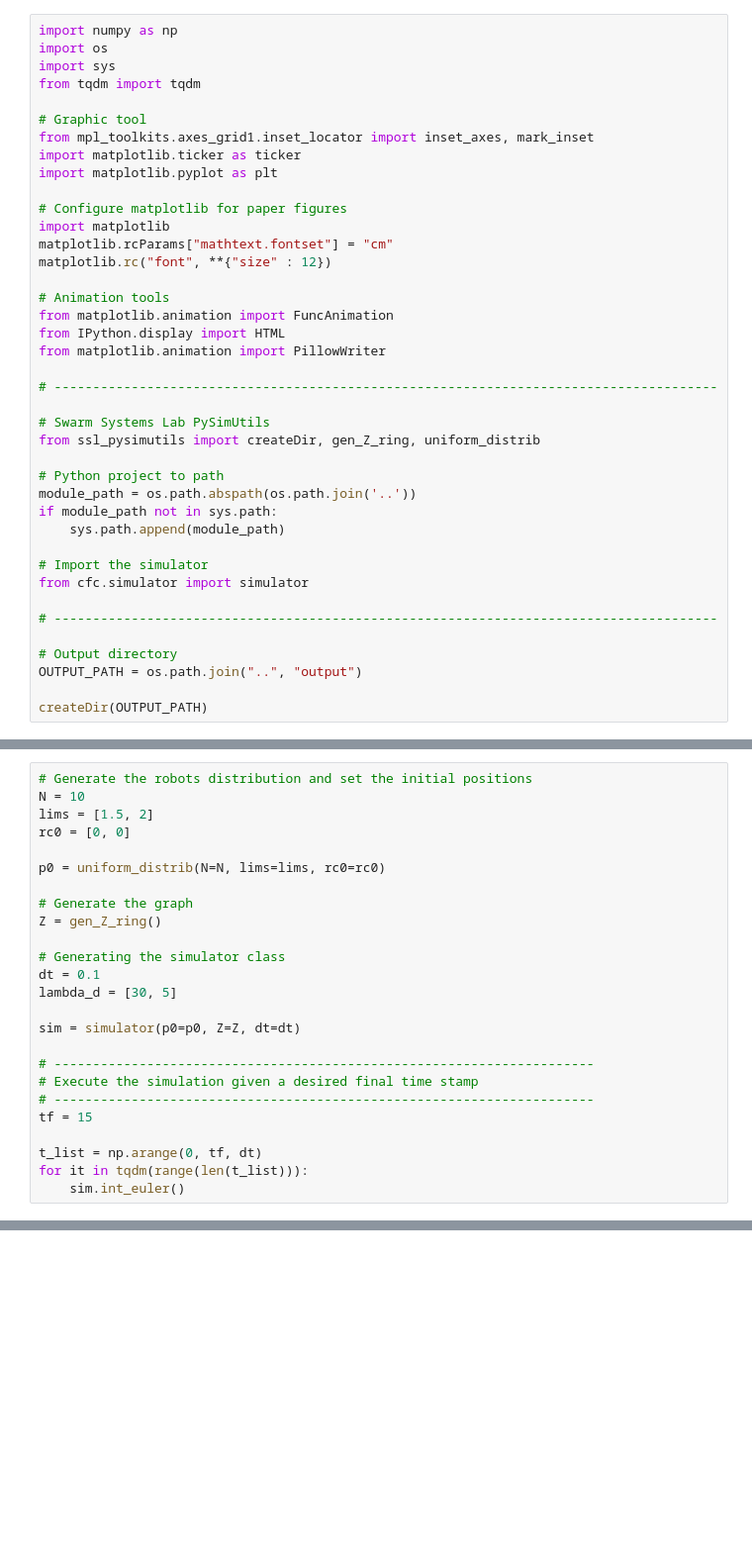
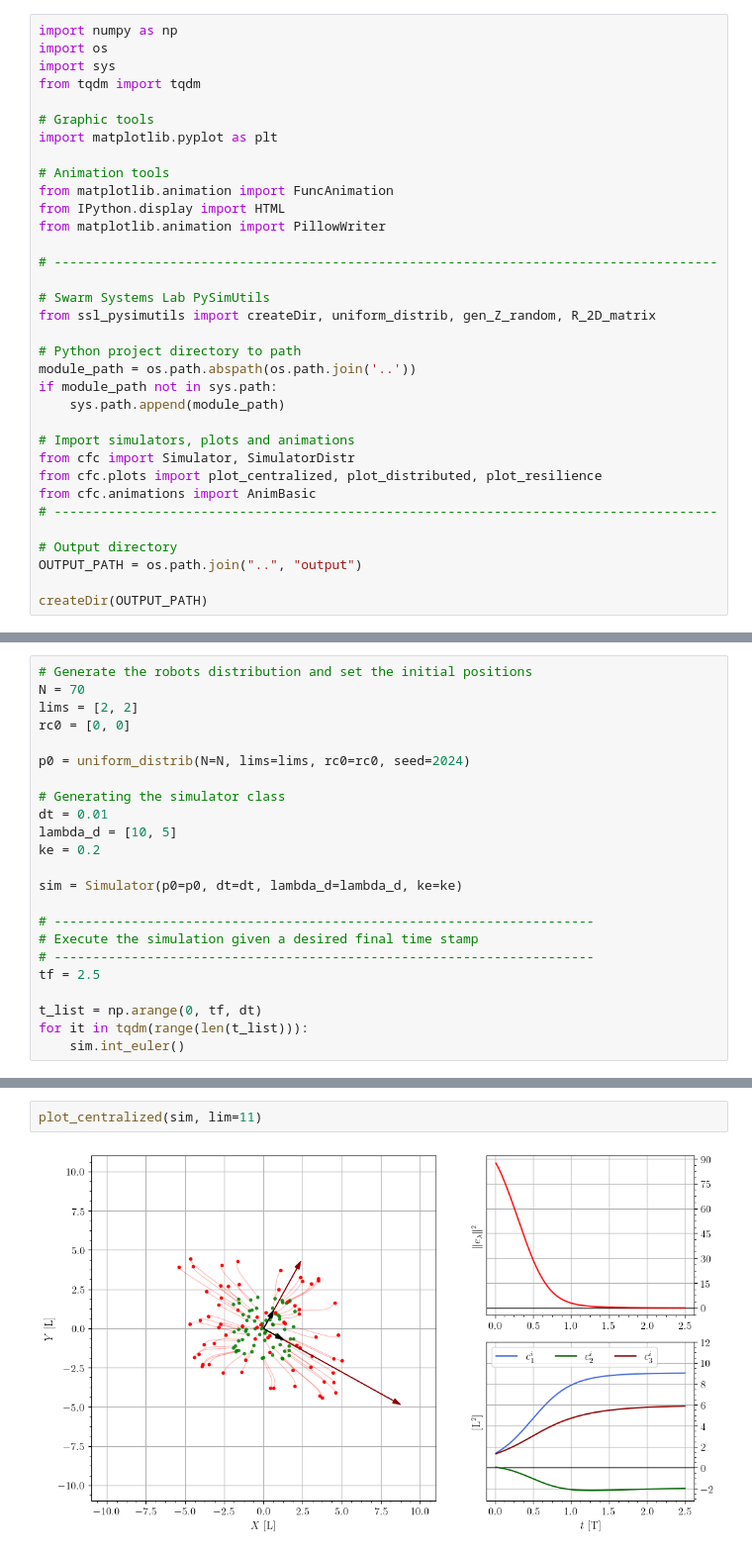
Before and after one commit to Swarm-Systems-Lab/dispersion-formation-control, a Jupyter notebook: notebooks/cfc_sim.ipynb, the cells around one changed output, grey strips where cells are left out. Shown at 99% size. Saved outputs shown, nothing was run; the diff lists cells and outputs as text; blank space fills up the shorter version.

Commit message:
Plots and animations

```diff
--- a/notebooks/cfc_sim.ipynb
+++ b/notebooks/cfc_sim.ipynb
@@ -9,15 +11,8 @@ import os
 import sys
 from tqdm import tqdm
 
-# Graphic tool
-from mpl_toolkits.axes_grid1.inset_locator import inset_axes, mark_inset
-import matplotlib.ticker as ticker
+# Graphic tools
 import matplotlib.pyplot as plt
-
-# Configure matplotlib for paper figures
-import matplotlib
-matplotlib.rcParams["mathtext.fontset"] = "cm"
-matplotlib.rc("font", **{"size" : 12})
 
 # Animation tools
 from matplotlib.animation import FuncAnimation
@@ -27,16 +22,17 @@ from matplotlib.animation import PillowWriter
 # --------------------------------------------------------------------------------------
 
 # Swarm Systems Lab PySimUtils
-from ssl_pysimutils import createDir, gen_Z_ring, uniform_distrib
+from ssl_pysimutils import createDir, uniform_distrib, gen_Z_random, R_2D_matrix
 
-# Python project to path
+# Python project directory to path
 module_path = os.path.abspath(os.path.join('..'))
 if module_path not in sys.path:
     sys.path.append(module_path)
 
-# Import the simulator
-from cfc.simulator import simulator
-
+# Import simulators, plots and animations
+from cfc import Simulator, SimulatorDistr
+from cfc.plots import plot_centralized, plot_distributed, plot_resilience
+from cfc.animations import AnimBasic
 # --------------------------------------------------------------------------------------
 
 # Output directory
@@ -52,24 +46,22 @@ pcx
 # %%
 # Generate the robots distribution and set the initial positions
-N = 10
-lims = [1.5, 2]
+N = 70
+lims = [2, 2]
 rc0 = [0, 0]
 
-p0 = uniform_distrib(N=N, lims=lims, rc0=rc0)
-
-# Generate the graph
-Z = gen_Z_ring()
+p0 = uniform_distrib(N=N, lims=lims, rc0=rc0, seed=2024)
 
 # Generating the simulator class
-dt = 0.1
-lambda_d = [30, 5]
+dt = 0.01
+lambda_d = [10, 5]
+ke = 0.2
 
-sim = simulator(p0=p0, Z=Z, dt=dt)
+sim = Simulator(p0=p0, dt=dt, lambda_d=lambda_d, ke=ke)
 
 # ----------------------------------------------------------------------
 # Execute the simulation given a desired final time stamp
 # ----------------------------------------------------------------------
-tf = 15
+tf = 2.5
 
 t_list = np.arange(0, tf, dt)
 for it in tqdm(range(len(t_list))):
@@ -99,0 +69,4 @@ plt.show()
+# %%
+plot_centralized(sim, lim=11)
+# %% [output]
+[figure, added]
```
Also changed, not shown: parts of 16 cells of this notebook, 14 other files.
